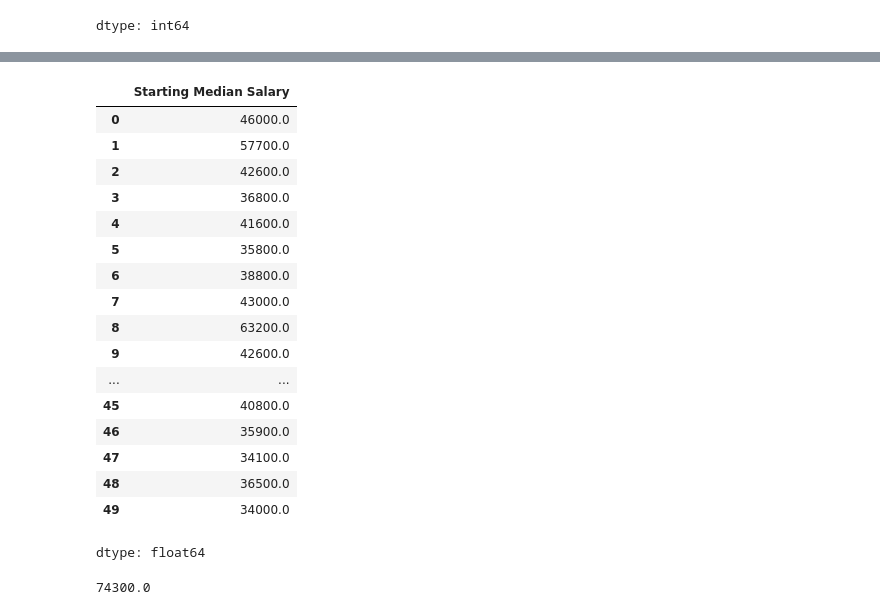
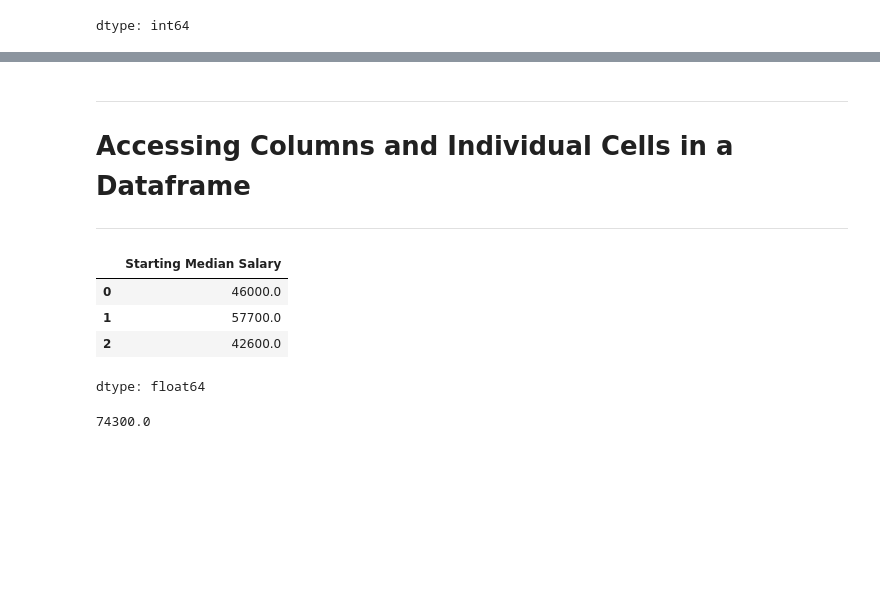
Before and after one commit to SiracencoSerghei/Bootcamp_Python, a Jupyter notebook: day_72/main.ipynb, the cells around one changed output, grey strips where cells are left out. Drawn from its saved outputs; the diff is of its cells as text; code cells hidden in the pictures; blank space fills up the shorter version.

```diff
--- a/day_72/main.ipynb
+++ b/day_72/main.ipynb
@@ -76,26 +102,17 @@ clean_df.tail()
 | 47 | Religion | 34100.0 | 52000.0 | 29700.0 | ... |
 | 48 | Sociology | 36500.0 | 58200.0 | 30700.0 | ... |
 | 49 | Spanish | 34000.0 | 53100.0 | 31000.0 | ... |
+# %% [markdown]
+---
+# **Accessing Columns and Individual Cells** in a Dataframe
+---
 # %%
-clean_df['Starting Median Salary']
+clean_df['Starting Median Salary'].head(3)
 # %% [output]
 |  | Starting Median Salary |
 | 0 | 46000.0 |
 | 1 | 57700.0 |
 | 2 | 42600.0 |
-| 3 | 36800.0 |
-| 4 | 41600.0 |
-| 5 | 35800.0 |
-| 6 | 38800.0 |
-| 7 | 43000.0 |
-| 8 | 63200.0 |
-| 9 | 42600.0 |
-| ... | ... |
-| 45 | 40800.0 |
-| 46 | 35900.0 |
-| 47 | 34100.0 |
-| 48 | 36500.0 |
-| 49 | 34000.0 |
 dtype: float64
 # %%
 clean_df['Starting Median Salary'].max()
```
Also changed, not shown: parts of 22 cells of this notebook.
